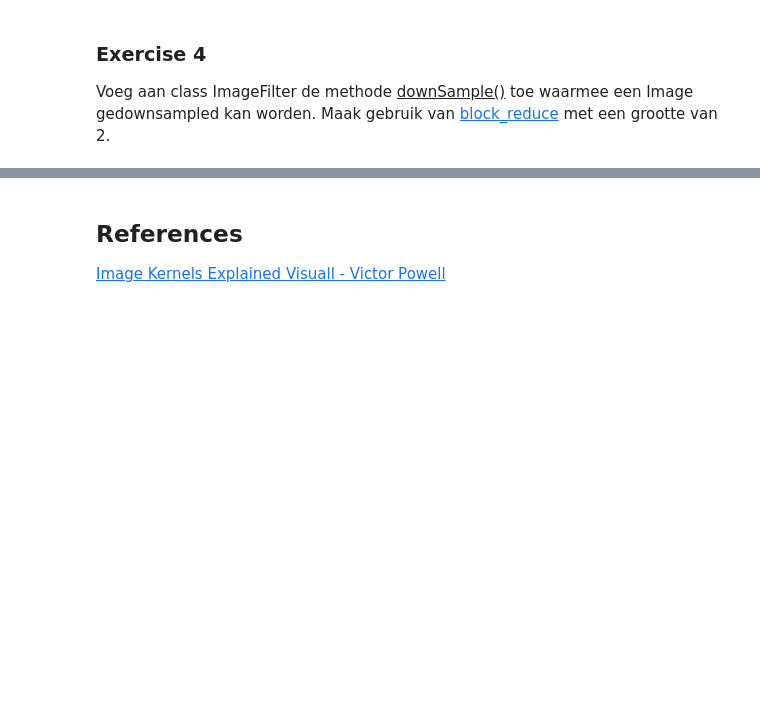
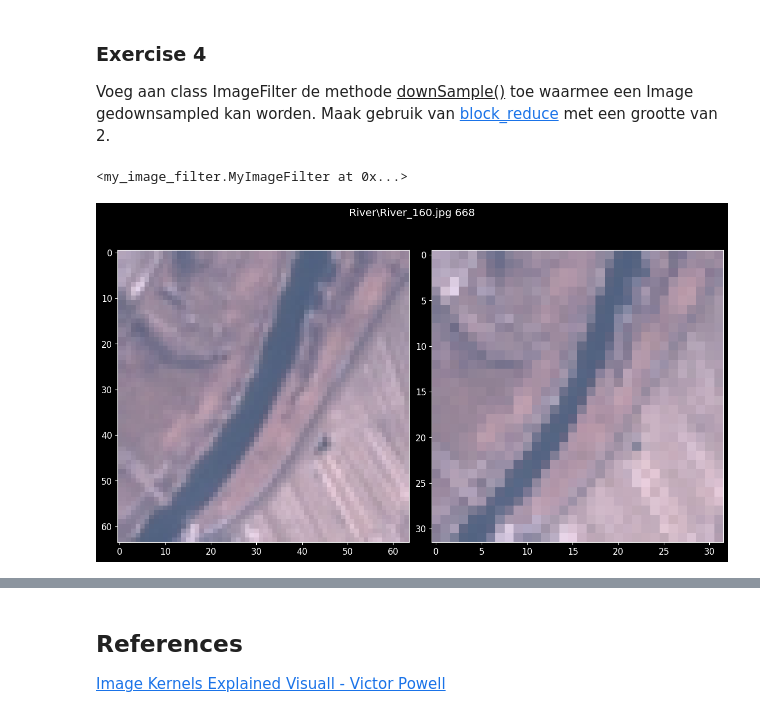
Before and after one commit to jiyoonkim7/MakeAIWork3, a Jupyter notebook: practica/image_procssing/numpy/numpy_opdracht2.ipynb, the cells around one changed output, grey strips where cells are left out. Cells and saved outputs as stored; diff of their text form; code cells hidden in the pictures; blank space fills up the shorter version.

```diff
--- a/practica/image_procssing/numpy/numpy_opdracht2.ipynb
+++ b/practica/image_procssing/numpy/numpy_opdracht2.ipynb
@@ -272,3 +275,17 @@ batchProcessImages(edgeFiles, horEdgeFilter, num_examples=2)
 <p>
 Voeg aan class ImageFilter de methode <u>downSample()</u> toe waarmee een Image gedownsampled kan worden. Maak gebruik van <a href="https://scikit-image.org/docs/dev/api/skimage.measure.html#skimage.measure.block_reduce">block_reduce</a> met een grootte van 2.
 </p>
+# %%
+MyImageFilter(isoTropicFilter)
+# %% [output]
+<my_image_filter.MyImageFilter at 0x...>
+# %%
+myIsoTropicFilter = MyImageFilter(
+    np.array (
+        [
+            [-1, -1, -1],
+            [-1,  8, -1],
+            [-1, -1, -1]
+        ]
+    )
+)
@@ -274,0 +294,8 @@ Voeg aan class ImageFilter de methode <u>downSample()</u> toe waarmee een Image
+# %%
+# randInd = random.randint(0, nrOfImages)
+imgOrg = imageTensors[42]
+imgFiltered = myIsoTropicFilter.downSample(imgOrg)
+
+plotImgs(imgOrg, imgFiltered)
+# %% [output]
+[figure, added]
```
Also changed, not shown: parts of 17 cells of this notebook, 1 other file.
